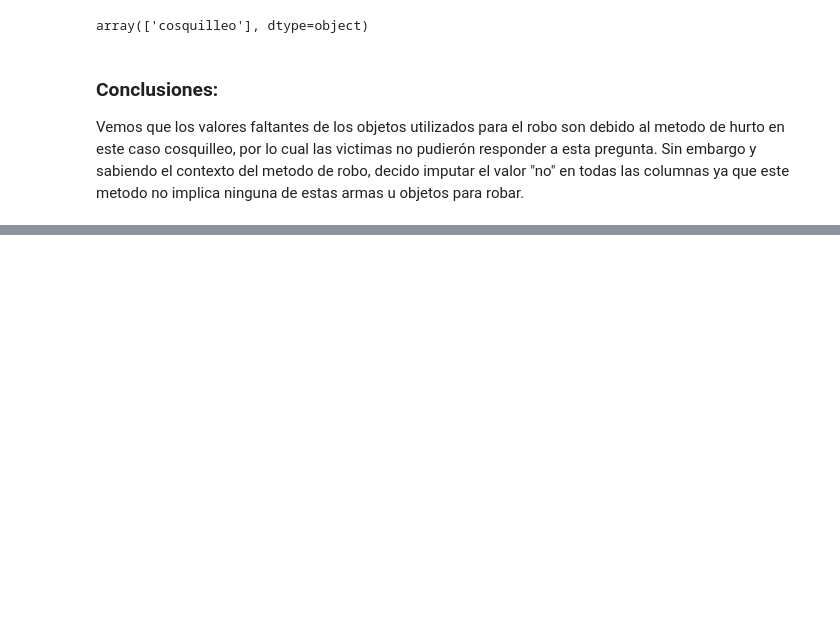
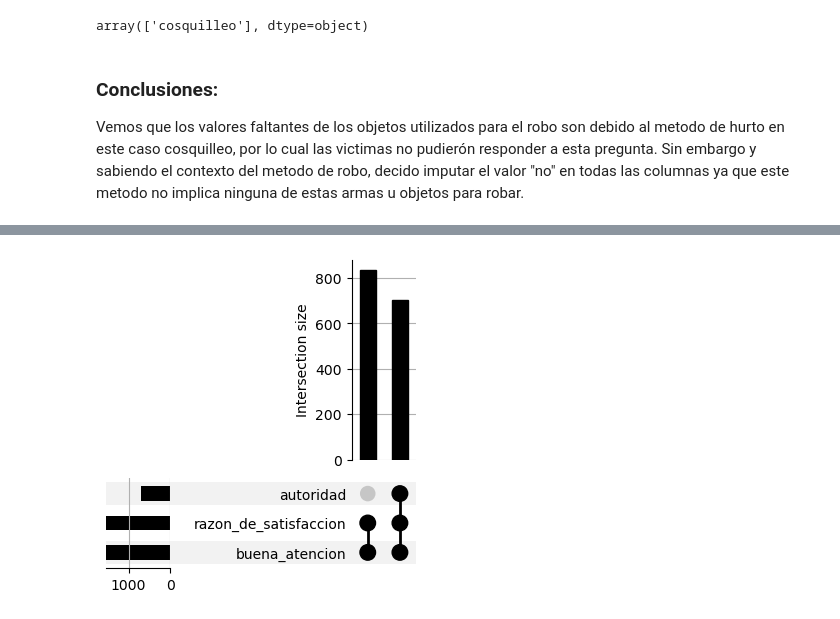
Before and after one commit to giraljv/hurtos_colombia, a Jupyter notebook: notebooks/0-1_nulls.ipynb, the cells around one changed output, grey strips where cells are left out. Cells and saved outputs as stored; diff of their text form; code cells hidden in the pictures; blank space fills up the shorter version.

```diff
--- a/notebooks/0-1_nulls.ipynb
+++ b/notebooks/0-1_nulls.ipynb
@@ -298,0 +290,5 @@ plt.show()
+# %%
+df_1_nulos.ms_tools.vis_upsetplot(variables=['autoridad','buena_atencion','razon_de_satisfaccion'])
+plt.show()
+# %% [output]
+[figure, added]
```
Also changed, not shown: parts of 22 cells of this notebook.
